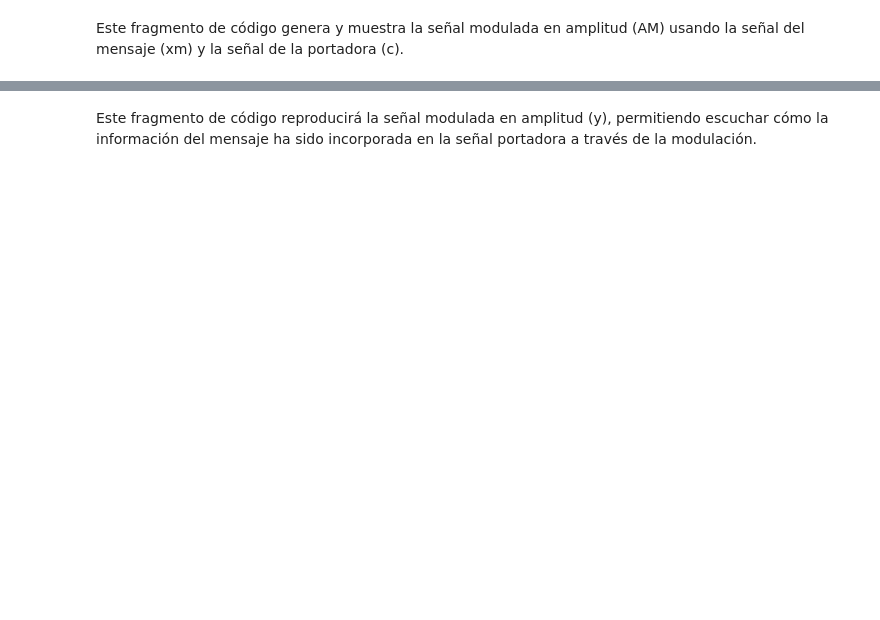
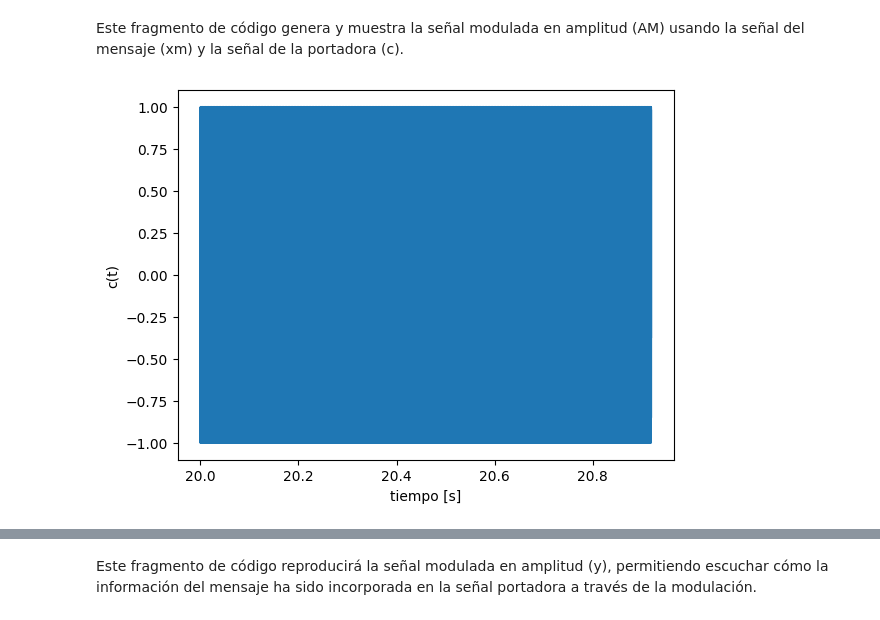
Before and after one commit to JParraArias/SignalsAndSystems2024-2, a Jupyter notebook: Parcial_2_Señales$Sistemas_2024_2.ipynb, the cells around one changed output, grey strips where cells are left out. Cells and saved outputs as stored; diff of their text form; code cells hidden in the pictures; blank space fills up the shorter version.

```diff
--- a/Parcial_2_Señales$Sistemas_2024_2.ipynb
+++ b/Parcial_2_Señales$Sistemas_2024_2.ipynb
@@ -487,5 +464,16 @@ Audio(c,rate=fs) #reproducir portadora
 # %% [markdown]
 Este fragmento de código genera y muestra la señal modulada en amplitud (AM) usando la señal del mensaje (xm) y la señal de la portadora (c).
+# %%
+# Recortar tt para que coincida con la longitud de c
+tt = tt[:len(c)]  # Ajustamos tt al tamaño de c
+
+# Señal portadora en tiempo y frecuencia
+plt.plot(tt, c)
+plt.xlabel('tiempo [s]')
+plt.ylabel('c(t)')
+plt.show()
+# %% [output]
+[figure, added]
 # %%
 y = (1+xm/Ac)*c #señal modulada en AM
 plt.plot(t,y)
```
Also changed, not shown: parts of 94 cells of this notebook.
